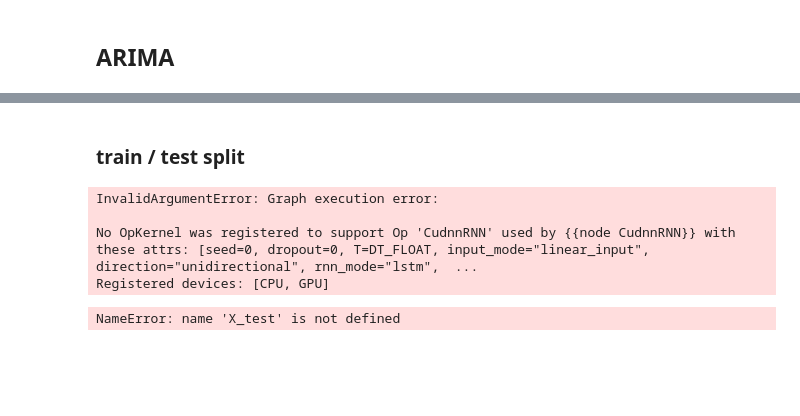
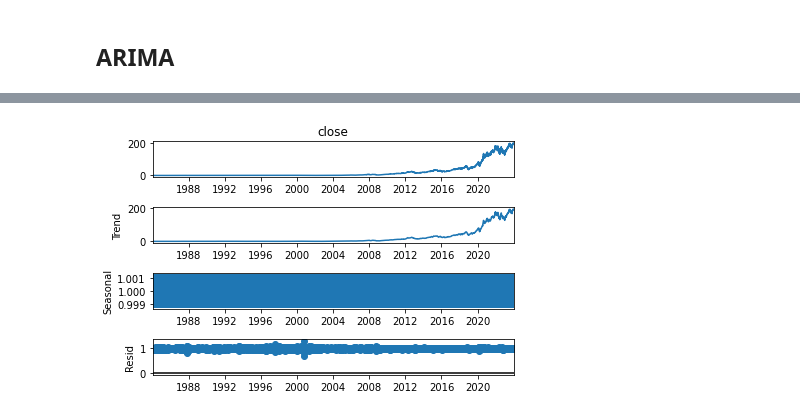
Before and after one commit to RAZMOKEUR/MoodMarket, a Jupyter notebook: back/backIA/price-prediction model/nb/model_build.ipynb, the cells around one changed output, grey strips where cells are left out. Saved outputs shown, nothing was run; the diff lists cells and outputs as text; code cells hidden in the pictures; blank space fills up the shorter version.

```diff
--- a/back/backIA/price-prediction model/nb/model_build.ipynb
+++ b/back/backIA/price-prediction model/nb/model_build.ipynb
@@ -53,5 +46,0 @@ import seaborn as sns
-# %%
-# data preprocessing
-
-df = fetch_stock_price_history_from_supabase('AMD')
-df
@@ -84,4 +47,8 @@ df_standardized = scaler.fit_transform(df)
 # %%
 from sklearn.model_selection import train_test_split
 
-train_data, test_data = train_test_split(df, test_size=0.01, shuffle=False)
+
+df = df[['close']]
+
+
+df_train,df_test = train_test_split(df, test_size=0.2, random_state=42, shuffle=False)
@@ -198,2 +54,0 @@ X_train = np.reshape(X_train, (X_train.shape[0], X_train.shape[1], 1))
-# %% [markdown]
-<h3> train / test split </h3>
@@ -214,16 +55,13 @@ model.add(Dense(units=1))
-# %%
-model.compile(optimizer='adam', loss='mean_squared_error')
-model.fit(X_train, y_train, epochs=1, batch_size=1, verbose=2)
-# %% [output]
-InvalidArgumentError: Graph execution error:
-
-No OpKernel was registered to support Op 'CudnnRNN' used by {{node CudnnRNN}} with these attrs: [seed=0, dropout=0, T=DT_FLOAT, input_mode="linear_input", direction="unidirectional", rnn_mode="lstm",  ...
-Registered devices: [CPU, GPU]
-# %%
-# Get the predicted scaled price
-pred_price = model.predict(X_test)
-pred_price = scaler.inverse_transform(pred_price)  # Undo scaling
-
-# Compare pred_price with actual price from test data
-# %% [output]
-NameError: name 'X_test' is not defined
+# %%
+from pmdarima import model_selection
+from statsmodels.tsa.seasonal import seasonal_decompose
+import matplotlib.pyplot as plt
+
+# Decompose the time series
+result = seasonal_decompose(df['close'], model='multiplicative')
+
+# Plot the original data, the trend, the seasonality, and the residuals
+result.plot()
+plt.show()
+# %% [output]
+[figure, added]
```
Also changed, not shown: parts of 25 cells of this notebook, 7 other files.
